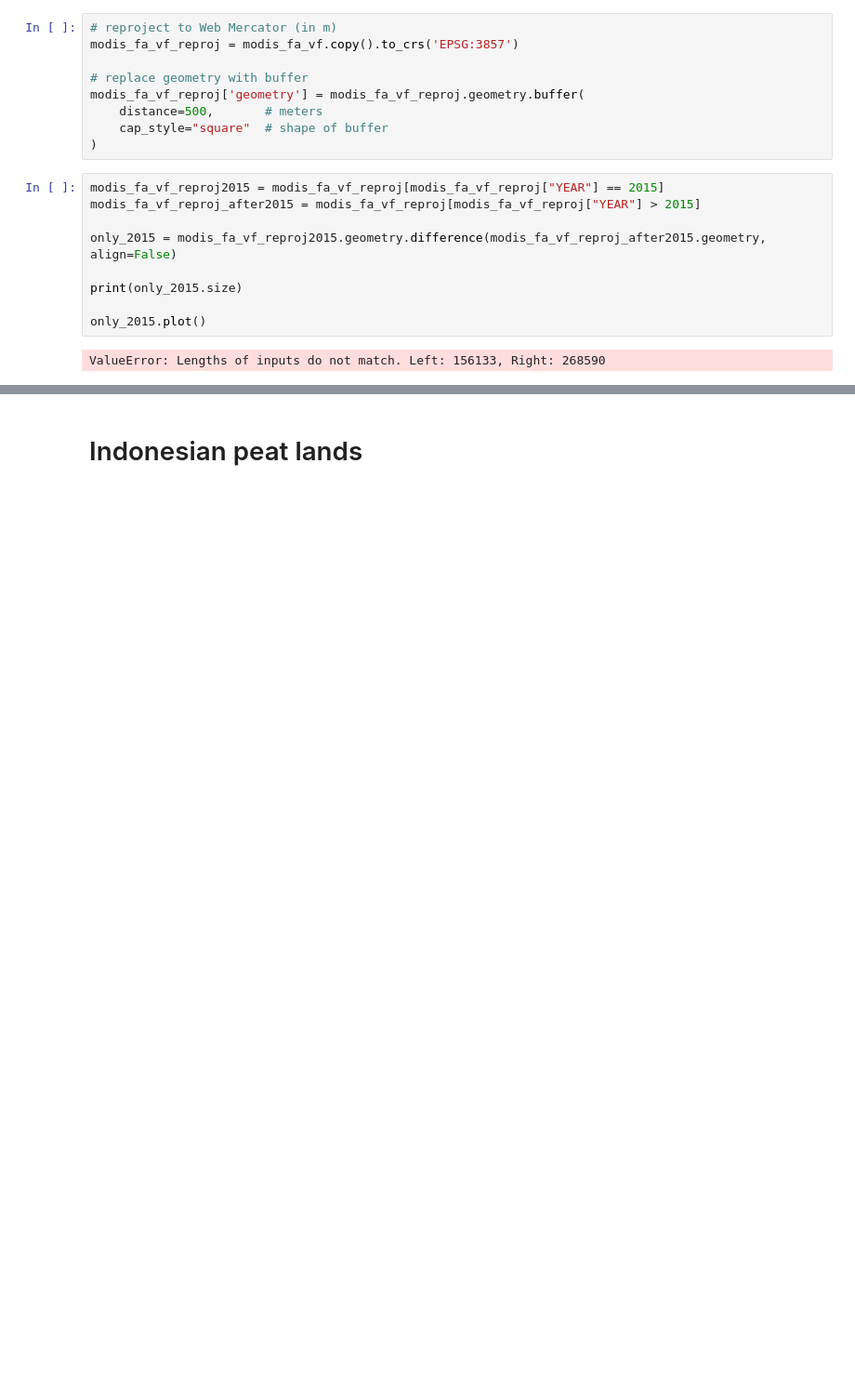
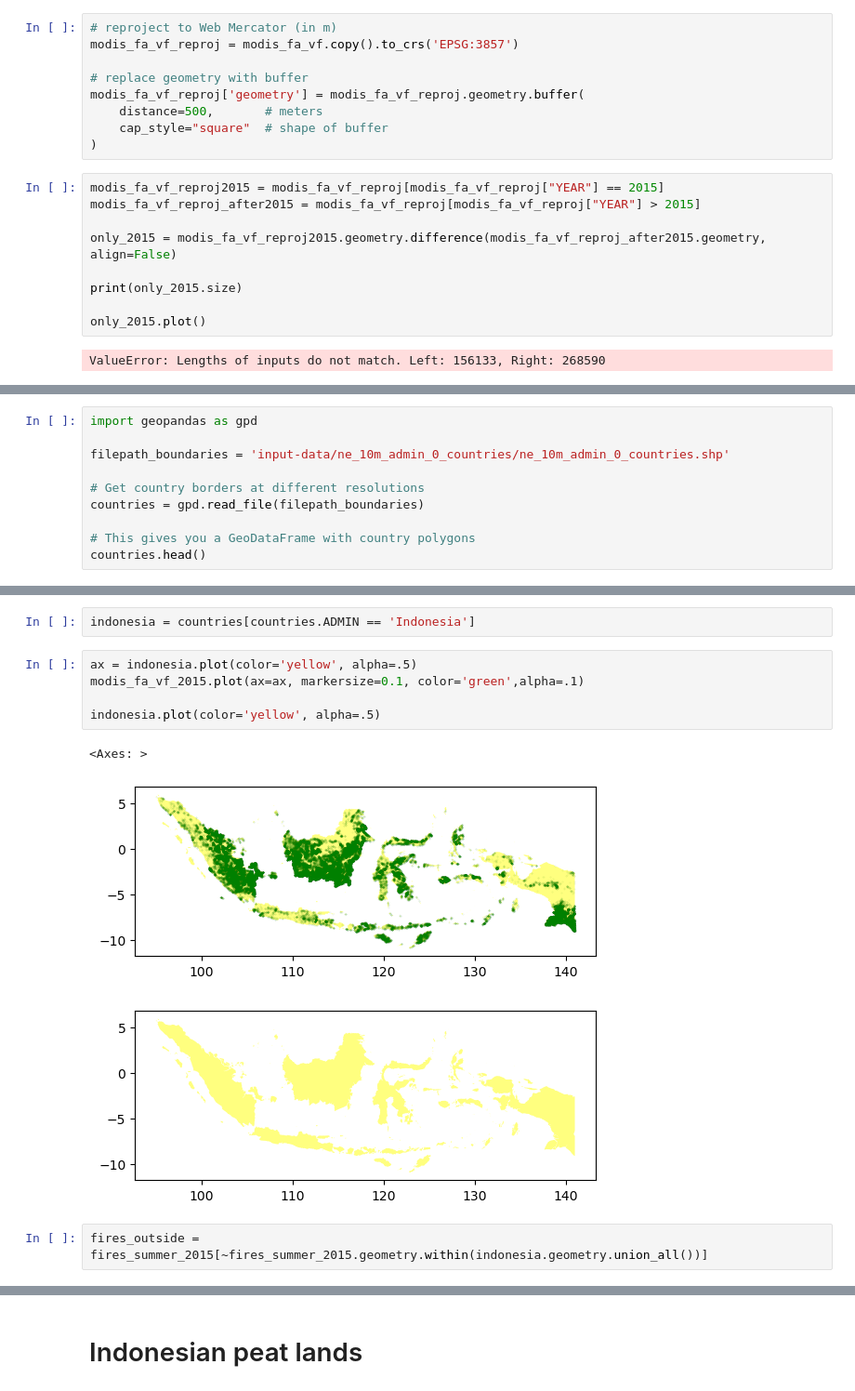
Before and after one commit to ninorp55/tropical-peat-post-fire-vegetation-recovery, a Jupyter notebook: first_data_exploration.ipynb, the cells around one changed output, grey strips where cells are left out. Shown at 93% size. Drawn from its saved outputs; the diff is of its cells as text; blank space fills up the shorter version.

```diff
--- a/first_data_exploration.ipynb
+++ b/first_data_exploration.ipynb
@@ -314,0 +254,10 @@ ValueError: Lengths of inputs do not match. Left: 156133, Right: 268590
+# %%
+import geopandas as gpd
+
+filepath_boundaries = 'input-data/ne_10m_admin_0_countries/ne_10m_admin_0_countries.shp'
+
+# Get country borders at different resolutions
+countries = gpd.read_file(filepath_boundaries)
+
+# This gives you a GeoDataFrame with country polygons
+countries.head()
@@ -314,0 +272,13 @@ ValueError: Lengths of inputs do not match. Left: 156133, Right: 268590
+# %%
+indonesia = countries[countries.ADMIN == 'Indonesia']
+# %%
+ax = indonesia.plot(color='yellow', alpha=.5)
+modis_fa_vf_2015.plot(ax=ax, markersize=0.1, color='green',alpha=.1)
+
+indonesia.plot(color='yellow', alpha=.5)
+# %% [output]
+<Axes: >
+[figure, added]
+[figure, added]
+# %%
+fires_outside = fires_summer_2015[~fires_summer_2015.geometry.within(indonesia.geometry.union_all())]
```
Also changed, not shown: parts of 26 cells of this notebook, 1 other file.
